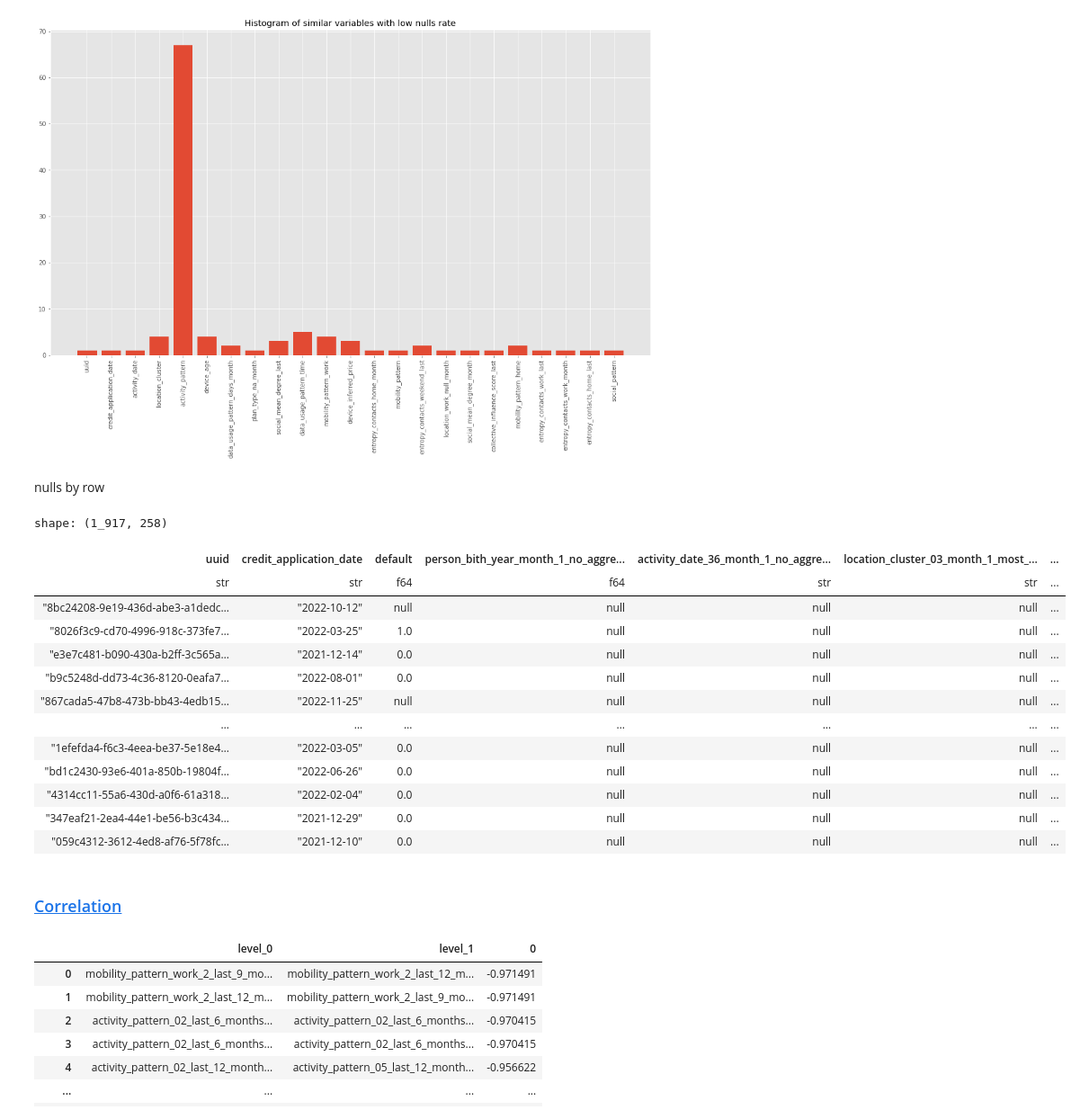
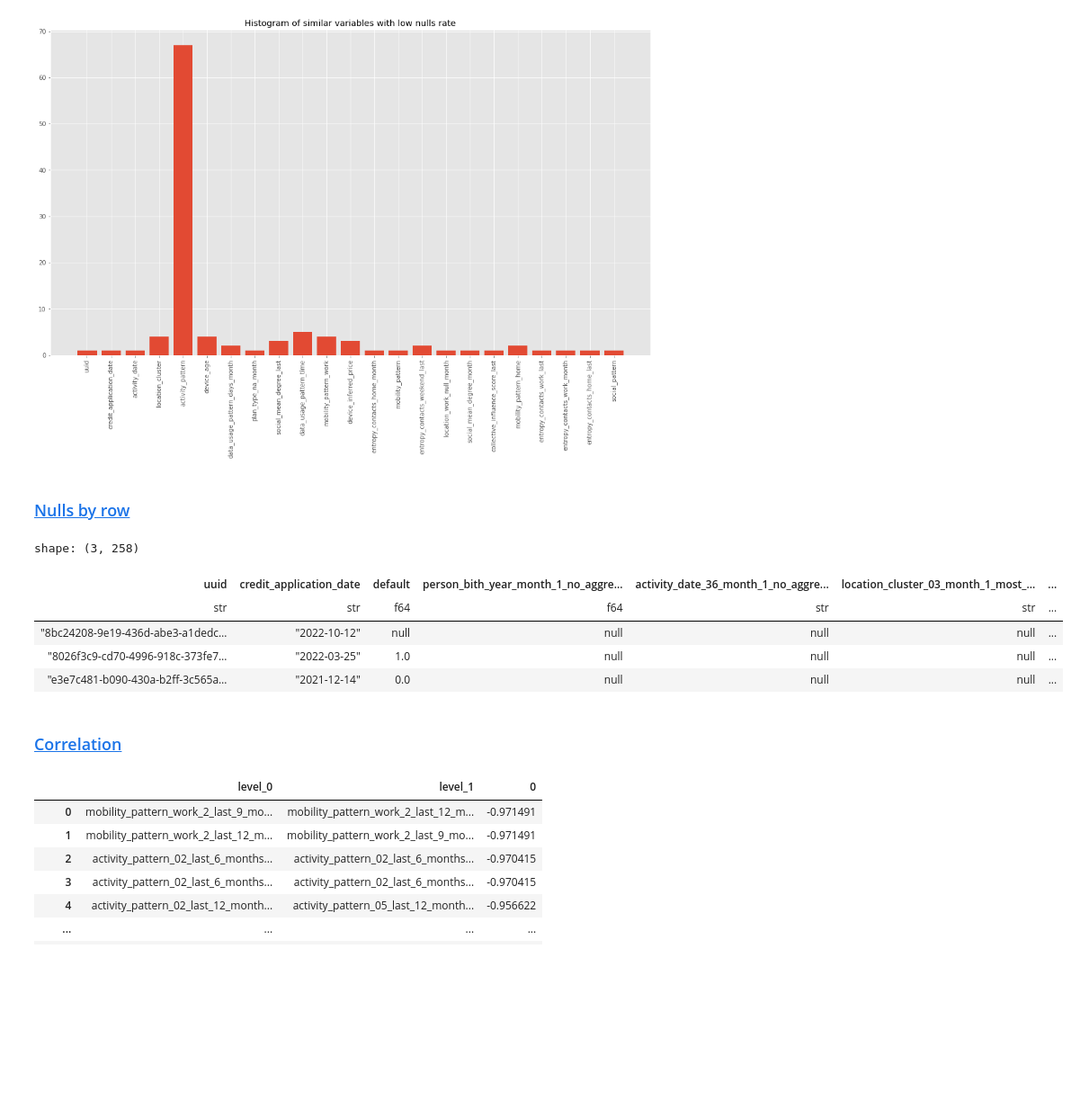
Before and after one commit to Rodma-BR/Loan-default-prediction, a Jupyter notebook: notebooks/EDA.ipynb, the cells around one changed output. Shown: that part at 90% size. Cells and saved outputs as stored; diff of their text form; code cells hidden in the pictures; blank space fills up the shorter version.

```diff
--- a/notebooks/EDA.ipynb
+++ b/notebooks/EDA.ipynb
@@ -227,32 +249,24 @@ plt.title("Histogram of similar variables with low nulls rate")
 plt.xticks(rotation=90);
 # %% [output]
 [figure]
-# %% [markdown]
-nulls by row
+# %% [markdown]
+### <a id='toc1_3_7_'></a>[Nulls by row](#toc0_)
 # %%
 df = df.with_columns(pl.sum_horizontal(
         pl.all().is_null()
     ).alias("total_missing_values"))
 # %%
 alpha=0.7
-df.filter(pl.col("total_missing_values") > alpha* len(df.columns))
+df.filter(pl.col("total_missing_values") > alpha* len(df.columns)).head(3)
 # %% [output]
-shape: (1_917, 258)
+shape: (3, 258)
 | uuid | credit_application_date | default | person_bith_year_month_1_no_aggre... | activity_date_36_month_1_no_aggre... | location_cluster_03_month_1_most_... | ... |
 | str | str | f64 | f64 | str | str | ... |
 | "8bc24208-9e19-436d-abe3-a1dedc… | "2022-10-12" | null | null | null | null | ... |
 | "8026f3c9-cd70-4996-918c-373fe7… | "2022-03-25" | 1.0 | null | null | null | ... |
 | "e3e7c481-b090-430a-b2ff-3c565a… | "2021-12-14" | 0.0 | null | null | null | ... |
-| "b9c5248d-dd73-4c36-8120-0eafa7… | "2022-08-01" | 0.0 | null | null | null | ... |
-| "867cada5-47b8-473b-bb43-4edb15… | "2022-11-25" | null | null | null | null | ... |
-| … | … | … | … | … | … | ... |
-| "1efefda4-f6c3-4eea-be37-5e18e4… | "2022-03-05" | 0.0 | null | null | null | ... |
-| "bd1c2430-93e6-401a-850b-19804f… | "2022-06-26" | 0.0 | null | null | null | ... |
-| "4314cc11-55a6-430d-a0f6-61a318… | "2022-02-04" | 0.0 | null | null | null | ... |
-| "347eaf21-2ea4-44e1-be56-b3c434… | "2021-12-29" | 0.0 | null | null | null | ... |
-| "059c4312-3612-4ed8-af76-5f78fc… | "2021-12-10" | 0.0 | null | null | null | ... |
 # %% [markdown]
-### <a id='toc1_3_5_'></a>[Correlation](#toc0_)
+### <a id='toc1_3_8_'></a>[Correlation](#toc0_)
 # %%
 # Create a correlation matrix between remaining features
 df_corr = df.select(q_comp_vars)\
```
Also changed, not shown: parts of 17 cells of this notebook, 2 other files.
